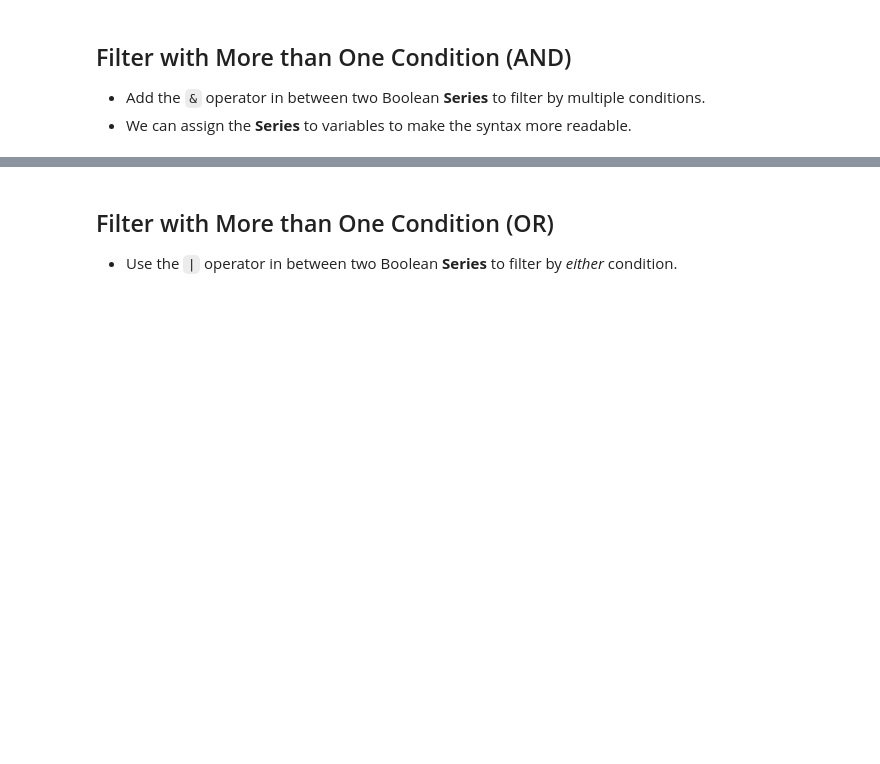
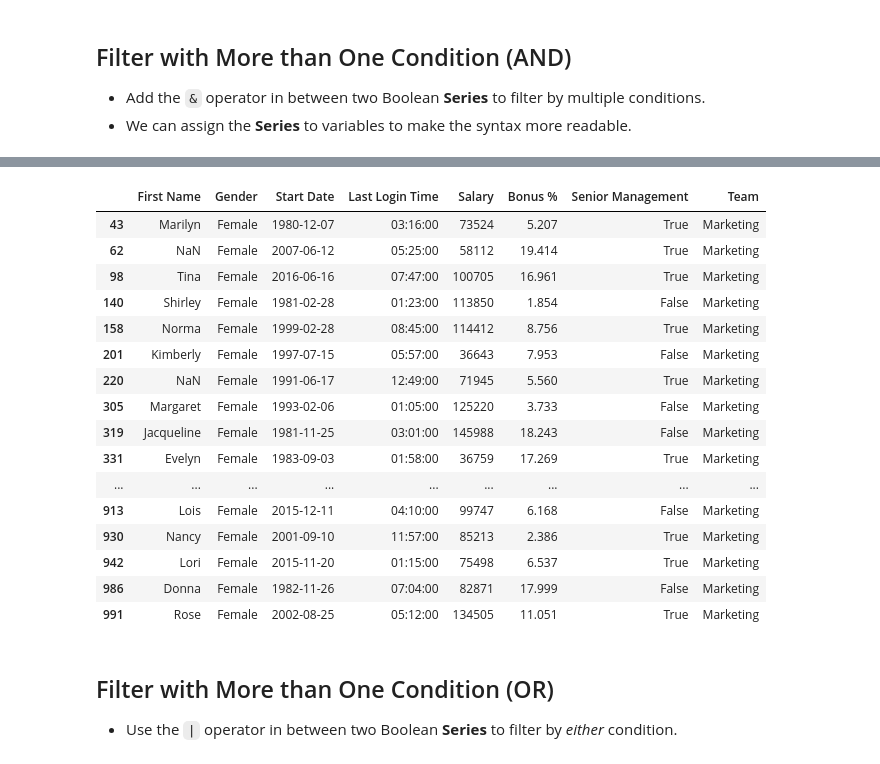
Before and after one commit to brisacoder/Data-Analysis-with-Pandas-and-Python, a Jupyter notebook: pandas/Incomplete/05 - DataFrames II - Filtering Data.ipynb, the cells around one changed output, grey strips where cells are left out. Saved outputs shown, nothing was run; the diff lists cells and outputs as text; code cells hidden in the pictures; blank space fills up the shorter version.

```diff
--- a/pandas/Incomplete/05 - DataFrames II - Filtering Data.ipynb
+++ b/pandas/Incomplete/05 - DataFrames II - Filtering Data.ipynb
@@ -125,3 +142,13 @@ salary_gt_100k = employees["Salary"] > 100000
 ## Filter with More than One Condition (AND)
 - Add the `&` operator in between two Boolean **Series** to filter by multiple conditions.
 - We can assign the **Series** to variables to make the syntax more readable.
+# %%
+employees = pd.read_csv(
+    "employees.csv", parse_dates=["Start Date"], date_format="%m/%d/%Y"
+)
+employees["Last Login Time"] = pd.to_datetime(
+    employees["Last Login Time"], format="%H:%M %p"
+).dt.time
+employees["Senior Management"] = employees["Senior Management"].astype(bool)
+employees["Gender"] = employees["Gender"].astype("category")
+employees.head()
@@ -128,3 +162,25 @@ salary_gt_100k = employees["Salary"] > 100000
+# %%
+on_finance = employees["Team"] == "Marketing"
+is_female = employees["Gender"] == "Female"
+employees[is_female & on_finance]
+# %% [output]
+|  | First Name | Gender | Start Date | Last Login Time | Salary | Bonus % | Senior Management | Team |
+| 43 | Marilyn | Female | 1980-12-07 | 03:16:00 | 73524 | 5.207 | True | Marketing |
+| 62 | NaN | Female | 2007-06-12 | 05:25:00 | 58112 | 19.414 | True | Marketing |
+| 98 | Tina | Female | 2016-06-16 | 07:47:00 | 100705 | 16.961 | True | Marketing |
+| 140 | Shirley | Female | 1981-02-28 | 01:23:00 | 113850 | 1.854 | False | Marketing |
+| 158 | Norma | Female | 1999-02-28 | 08:45:00 | 114412 | 8.756 | True | Marketing |
+| 201 | Kimberly | Female | 1997-07-15 | 05:57:00 | 36643 | 7.953 | False | Marketing |
+| 220 | NaN | Female | 1991-06-17 | 12:49:00 | 71945 | 5.560 | True | Marketing |
+| 305 | Margaret | Female | 1993-02-06 | 01:05:00 | 125220 | 3.733 | False | Marketing |
+| 319 | Jacqueline | Female | 1981-11-25 | 03:01:00 | 145988 | 18.243 | False | Marketing |
+| 331 | Evelyn | Female | 1983-09-03 | 01:58:00 | 36759 | 17.269 | True | Marketing |
+| ... | ... | ... | ... | ... | ... | ... | ... | ... |
+| 913 | Lois | Female | 2015-12-11 | 04:10:00 | 99747 | 6.168 | False | Marketing |
+| 930 | Nancy | Female | 2001-09-10 | 11:57:00 | 85213 | 2.386 | True | Marketing |
+| 942 | Lori | Female | 2015-11-20 | 01:15:00 | 75498 | 6.537 | True | Marketing |
+| 986 | Donna | Female | 1982-11-26 | 07:04:00 | 82871 | 17.999 | False | Marketing |
+| 991 | Rose | Female | 2002-08-25 | 05:12:00 | 134505 | 11.051 | True | Marketing |
 # %% [markdown]
 ## Filter with More than One Condition (OR)
 - Use the `|` operator in between two Boolean **Series** to filter by *either* condition.
```
Also changed, not shown: parts of 12 cells of this notebook, 4 other files.
